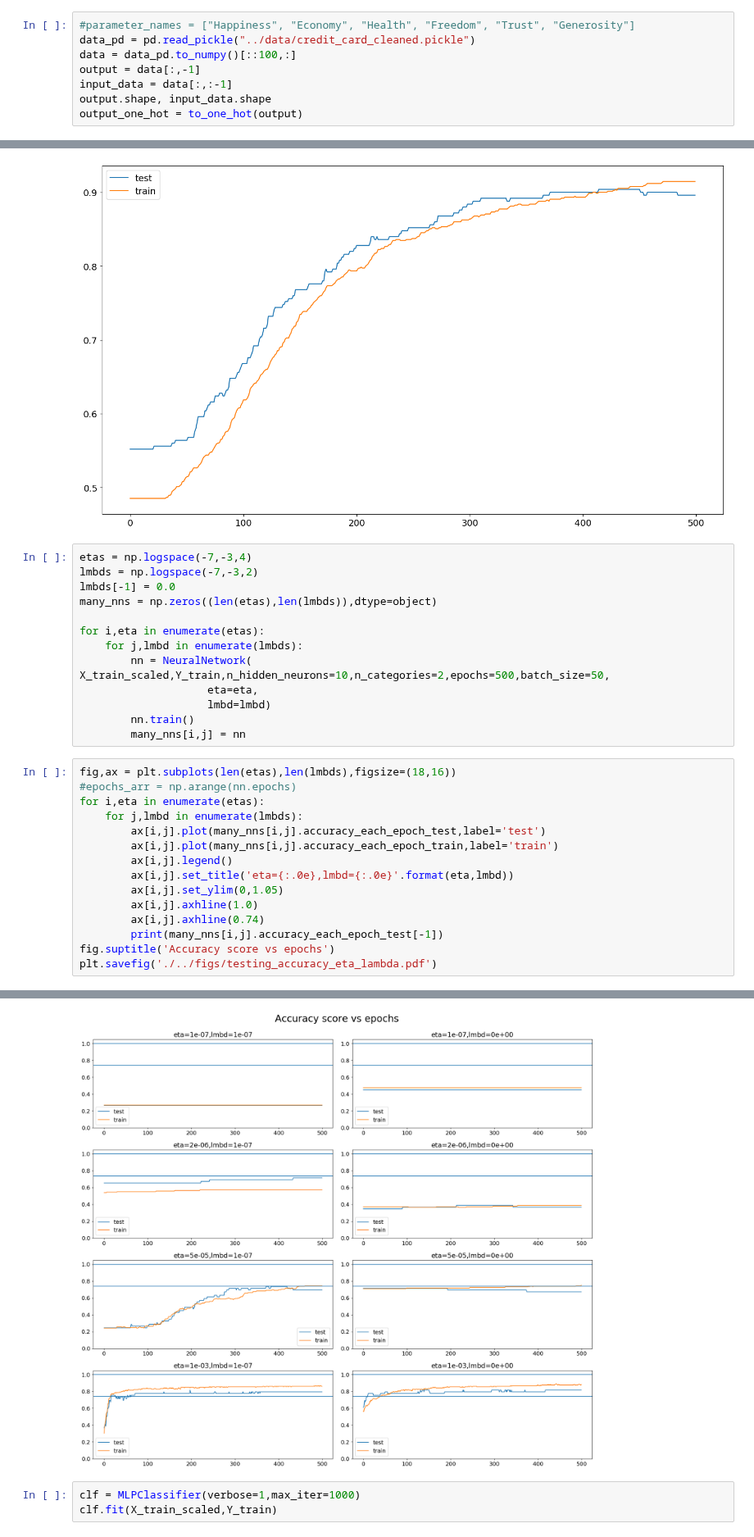
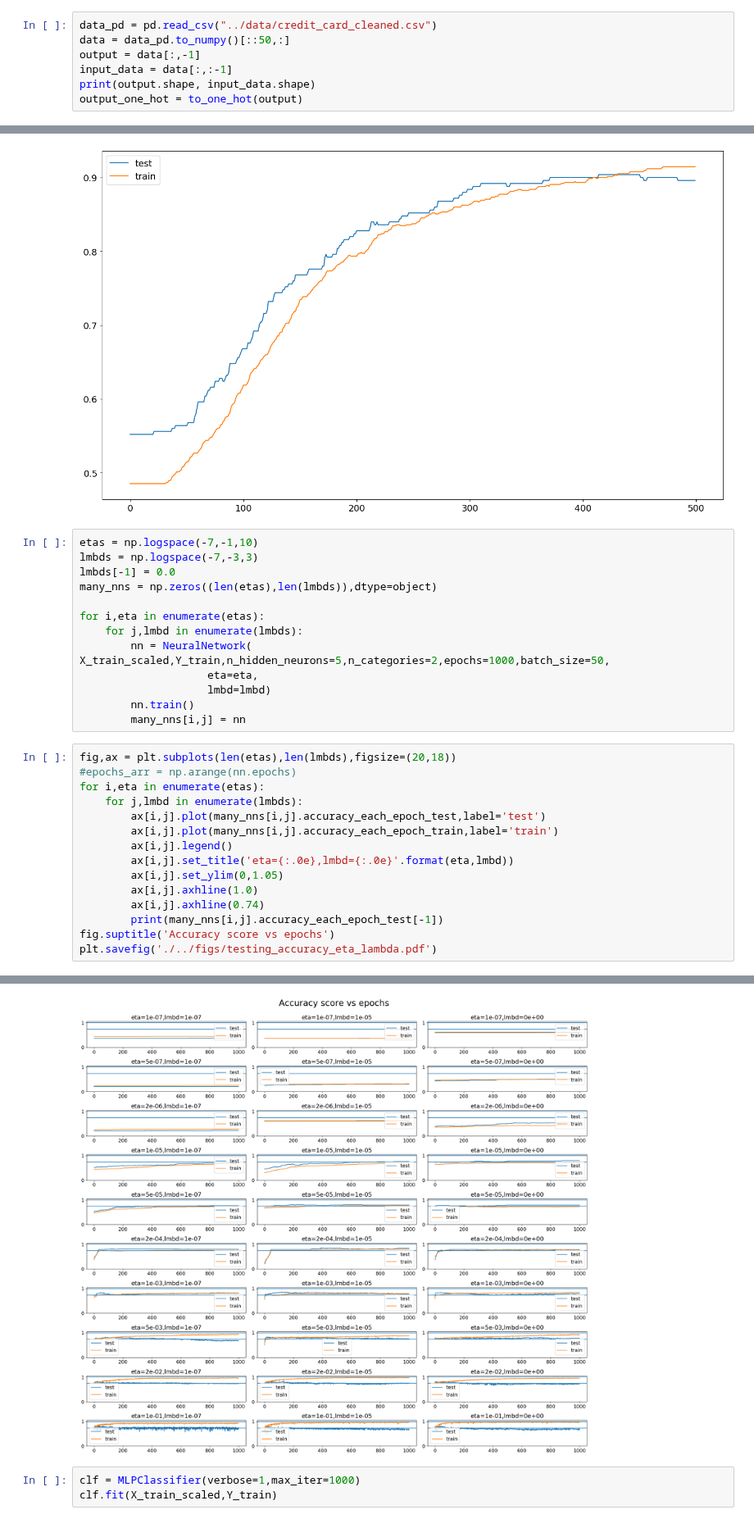
Before and after one commit to asdfbat/FYS-STK4155, a Jupyter notebook: Project2/src/NN_self.ipynb, the cells around one changed output, grey strips where cells are left out. Shown at 82% size. Cells and saved outputs as stored; diff of their text form.

Commit message:
should be working on credit card data, still hardcoded 1 layer

```diff
--- a/Project2/src/NN_self.ipynb
+++ b/Project2/src/NN_self.ipynb
@@ -64,10 +56,9 @@ input_data += np.random.randn(n_points,2)*25
 # %% [output]
 1000 2
 # %%
-#parameter_names = ["Happiness", "Economy", "Health", "Freedom", "Trust", "Generosity"]
-data_pd = pd.read_pickle("../data/credit_card_cleaned.pickle")
-data = data_pd.to_numpy()[::100,:]
+data_pd = pd.read_csv("../data/credit_card_cleaned.csv")
+data = data_pd.to_numpy()[::50,:]
 output = data[:,-1]
 input_data = data[:,:-1]
-output.shape, input_data.shape
+print(output.shape, input_data.shape)
 output_one_hot = to_one_hot(output)
@@ -234,20 +227,20 @@ plt.legend()
 <matplotlib.legend.Legend at 0x...>
 [figure]
 # %%
-etas = np.logspace(-7,-3,4)
-lmbds = np.logspace(-7,-3,2)
+etas = np.logspace(-7,-1,10)
+lmbds = np.logspace(-7,-3,3)
 lmbds[-1] = 0.0
 many_nns = np.zeros((len(etas),len(lmbds)),dtype=object)
 
 for i,eta in enumerate(etas):
     for j,lmbd in enumerate(lmbds):
-        nn = NeuralNetwork( X_train_scaled,Y_train,n_hidden_neurons=10,n_categories=2,epochs=500,batch_size=50,
+        nn = NeuralNetwork( X_train_scaled,Y_train,n_hidden_neurons=5,n_categories=2,epochs=1000,batch_size=50,
                     eta=eta,
                     lmbd=lmbd)
         nn.train()
         many_nns[i,j] = nn
 # %%
-fig,ax = plt.subplots(len(etas),len(lmbds),figsize=(18,16))
+fig,ax = plt.subplots(len(etas),len(lmbds),figsize=(20,18))
 #epochs_arr = np.arange(nn.epochs)
 for i,eta in enumerate(etas):
     for j,lmbd in enumerate(lmbds):
@@ -273,4 +275,4 @@ plt.savefig('./../figs/testing_accuracy_eta_lambda.pdf')
-[figure, old version]
+[figure, new version]
 # %%
 clf = MLPClassifier(verbose=1,max_iter=1000)
 clf.fit(X_train_scaled,Y_train)
```
Also changed, not shown: parts of 5 cells of this notebook.
